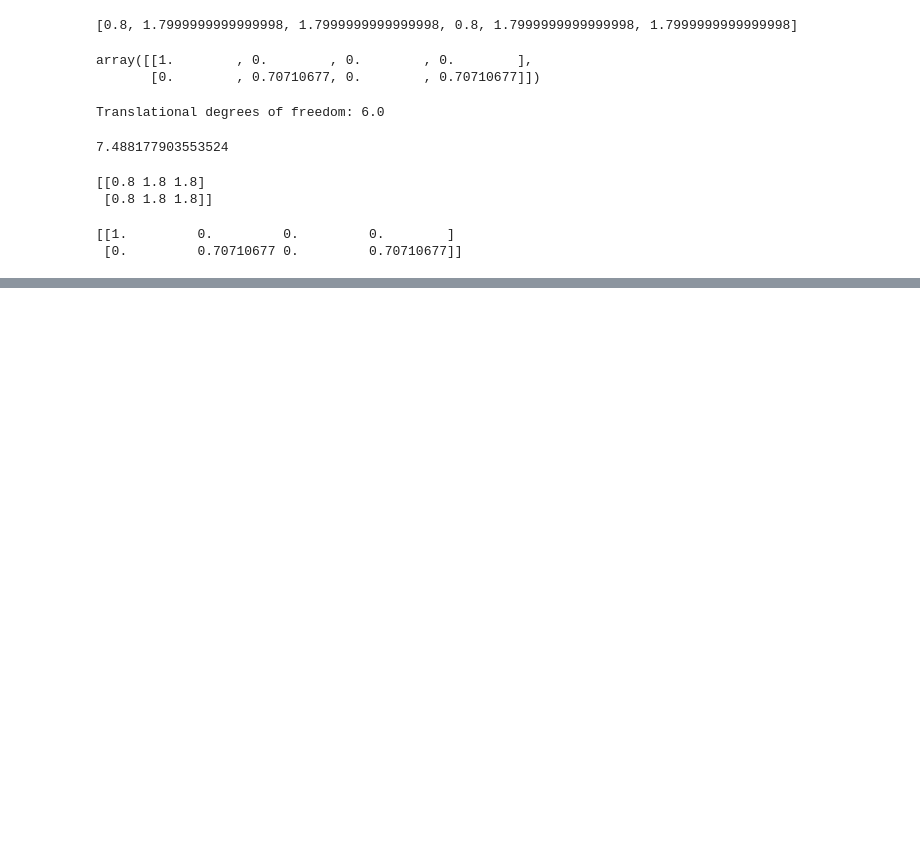
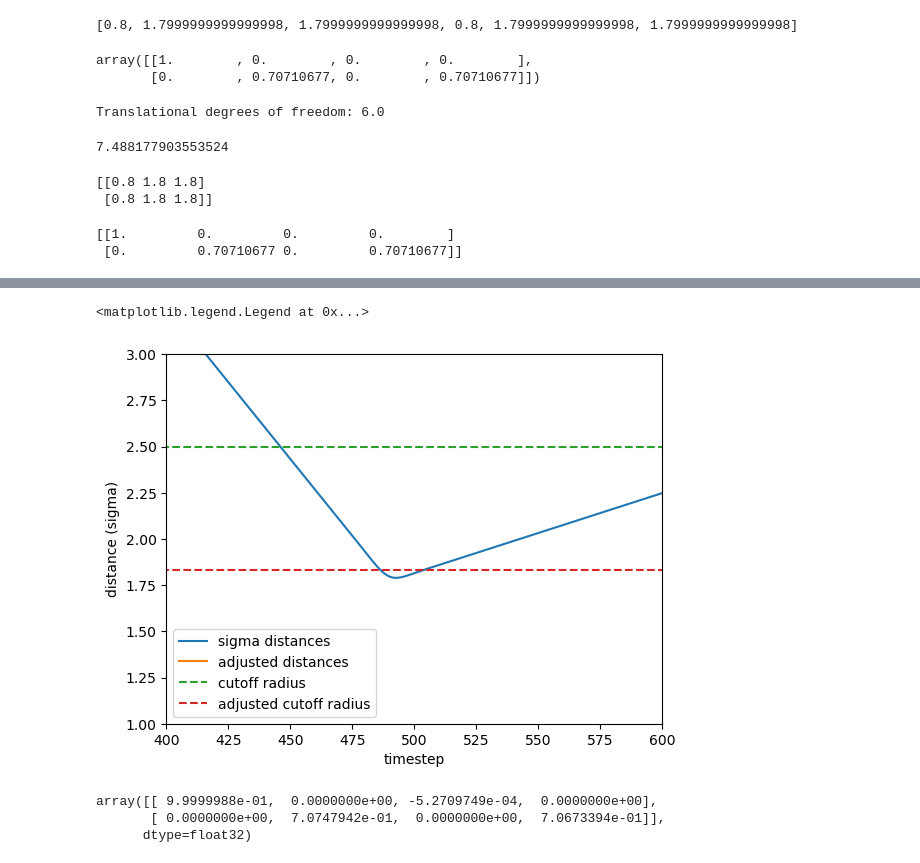
Before and after one commit to cmelab/Anisotropic-Particle-Simulation, a Jupyter notebook: Attempting_to_create_the_desired_two_particle_environment_different_orientation.ipynb, the cells around one changed output, grey strips where cells are left out. Drawn from its saved outputs; the diff is of its cells as text; code cells hidden in the pictures; blank space fills up the shorter version.

```diff
--- a/Attempting_to_create_the_desired_two_particle_environment_different_orientation.ipynb
+++ b/Attempting_to_create_the_desired_two_particle_environment_different_orientation.ipynb
@@ -196,3 +204,17 @@ plt.legend()
+# %%
+plt.figure()
+plt.plot(distances, label = 'sigma distances')
+plt.plot(gbdists, label = 'adjusted distances')
+plt.xlabel('timestep')
+plt.ylabel('distance (sigma)')
+plt.plot(2.5 * numpy.ones_like(distances), ls = '--', label = 'cutoff radius')
+plt.plot(((2.5 - sigmax + sigmin)/sigmin) * numpy.ones_like(distances), ls = '--', label = 'adjusted cutoff radius')
+#plt.axvline(x = 490, color = 'g', label = 'vertical line') #This is the function for a vertical line but
+plt.axis([400, 600, 1, 3])
+plt.legend()
+# %% [output]
+<matplotlib.legend.Legend at 0x...>
+[figure, added]
 # %%
 #To do list:
 # Get the quaternions like we did the positions so we can calculate adjusted distances
@@ -207,0 +226,6 @@ np.linalg.norm(firstframe.particles.orientation[0][1:])
+# %%
+firstframe.particles.orientation
+# %% [output]
+array([[ 9.9999988e-01,  0.0000000e+00, -5.2709749e-04,  0.0000000e+00],
+       [ 0.0000000e+00,  7.0747942e-01,  0.0000000e+00,  7.0673394e-01]],
+      dtype=float32)
```
Also changed, not shown: parts of 12 cells of this notebook.
